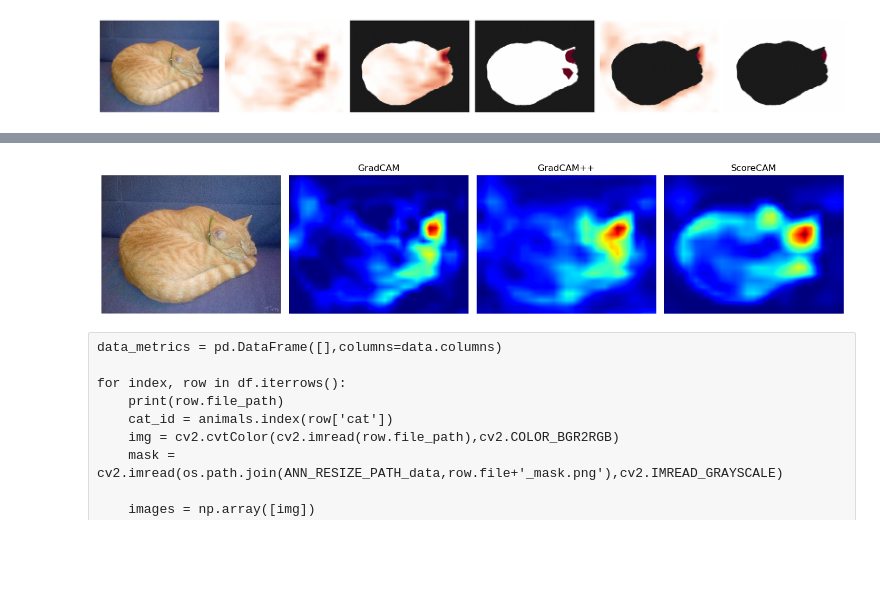
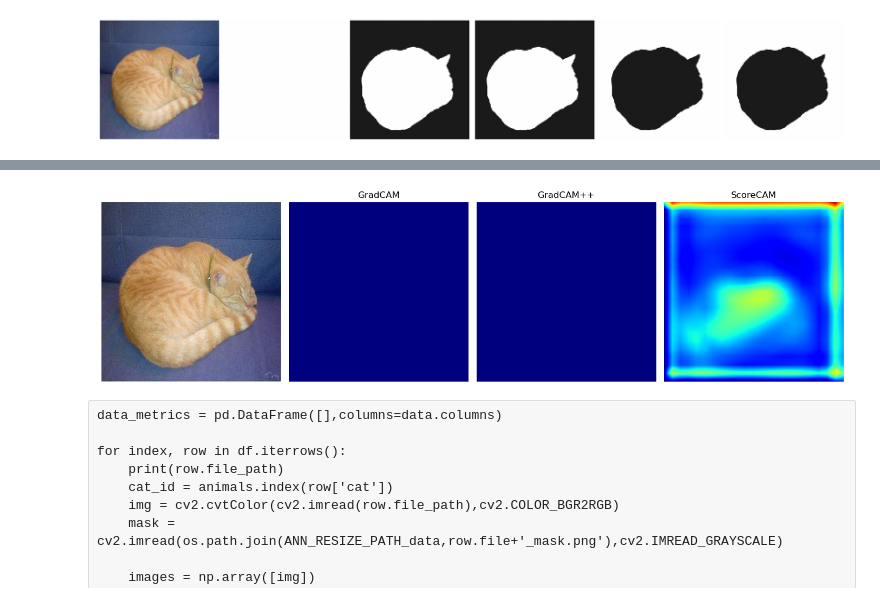
Before and after one commit to uleroboticsgroup/PyX-CNN, a Jupyter notebook: generate_visual_explanation.ipynb, the cells around one changed output, grey strips where cells are left out. Cells and saved outputs as stored; diff of their text form; code cells hidden in the pictures; blank space fills up the shorter version.

```diff
--- a/generate_visual_explanation.ipynb
+++ b/generate_visual_explanation.ipynb
@@ -35,5 +35,6 @@ else:
     data_metrics_file = 'dataset_info_parts_metrics_methods'
 # %%
 model = tf.keras.models.load_model(model_name+'.h5')
-conv_layers= [l.name for l in model.layers if l.__class__.__name__.endswith('Conv2D')]
+conv_layers= [l.name for l in model.layers if 'conv' in l.name and not l.name.endswith('act') and not l.name.endswith('bn')]#l.__class__.__name__.endswith('Conv2D')]# and 'sepconv' not in l.name]
 last_conv_layer_name = conv_layers[-1]
+last_conv_layer_name = 'add_10'
@@ -42,7 +84,7 @@ df = pd.read_csv('dataset_info_parts.csv')
 PATH_data = 'dataset/'
 IMG_RESIZE_PATH_data = PATH_data+'images_resize/'
 ANN_RESIZE_PATH_data = PATH_data+'annotations_resize/'
-IMG_SIZE = (360,468)
+IMG_SIZE = (360,360)#468)
 BATCH_SIZE = 32
 df['file_path'] = IMG_RESIZE_PATH_data + df['file']+'.jpg'
 animals = ['sheep', 'dog', 'cow', 'cat', 'horse']
@@ -55,7 +97,7 @@ replace2linear = ReplaceToLinear()
 gradcam = Gradcam(model, model_modifier=replace2linear, clone=True)
 gradcamplus = GradcamPlusPlus(model, model_modifier=replace2linear, clone=True)
 scorecam = Scorecam(model, model_modifier=replace2linear)
-methods = {'gradcam':[gradcam,df.copy(), 'GradCAM'], 'gradcamplus': [gradcamplus,df.copy(), 'GradCAM++'], 'scorecam':[scorecam,df.copy(),'ScoreCAM']}
+methods = {'gradcam':[gradcam,df.copy(), 'GradCAM','block14_sepconv2_act'], 'gradcamplus': [gradcamplus,df.copy(), 'GradCAM++', 'add_11'], 'scorecam':[scorecam,df.copy(),'ScoreCAM', 'add_10']}
 # %%
 def get_metrics(mask, heatmap_resize, threshold=0.5, masks=False):
     object_mask = (mask != 0)*1
@@ -70,7 +112,10 @@ def get_metrics(mask, heatmap_resize, threshold=0.5, masks=False):
 
     heatmap_background_values = heatmap_resize[background_mask == 1]
     mean_activation_background = np.mean(heatmap_background_values)
-    percent_background_activated = np.count_nonzero(heatmap_background_values >= threshold) / np.count_nonzero(heatmap_background_values)
+    if np.count_nonzero(heatmap_background_values) == 0:
+        percent_background_activated = 0
+    else:
+        percent_background_activated = np.count_nonzero(heatmap_background_values >= threshold) / np.count_nonzero(heatmap_background_values)
 
     metrics = {
         'mean_act_obj': mean_activation_object,
@@ -153,12 +198,14 @@ for index, row in df.iterrows():
     cat_id = animals.index(row['cat'])
     img = cv2.cvtColor(cv2.imread(row.file_path),cv2.COLOR_BGR2RGB)
     mask = cv2.imread(os.path.join(ANN_RESIZE_PATH_data,row.file+'_mask.png'),cv2.IMREAD_GRAYSCALE)
+    img = cv2.resize(img, IMG_SIZE)
+    mask = cv2.resize(mask, IMG_SIZE)
     array = np.expand_dims(img.astype(np.float32), axis=0)
     predictions = model.predict(array, verbose=False)
     predicted_index = np.argmax(predictions[0])
     score = CategoricalScore([predicted_index])
 
-    for method_name, (method, data, m_show) in methods.items():
+    for method_name, (method, data, m_show, last_conv_layer_name) in methods.items():
         data.loc[index, 'method'] = method_name
         data.loc[index, 'cat_id'] = cat_id
         data.loc[index, 'pred_id'] = predicted_index
@@ -175,32 +222,32 @@ for index, row in df.iterrows():
         for key, value in metrics.items():
             data.loc[index, key] = value
 
         if method_name=='gradcam':
             fig, axs = plt.subplots(1,6, figsize=(20,4))
             axs[0].imshow(img)
             axs[1].imshow(-cam[0],cmap='RdGy', vmin=-1, vmax=1)
             axs[2].imshow(-heatmaps[0],cmap='RdGy', vmin=-1, vmax=1)
             axs[3].imshow(-heatmaps_th[0],cmap='RdGy', vmin=-1, vmax=1)
             axs[4].imshow(-heatmaps[1],cmap='RdGy', vmin=-1, vmax=1)
             axs[5].imshow(-heatmaps_th[1],cmap='RdGy', vmin=-1, vmax=1)
             for i in range(6):
                 axs[i].axis('off')
             plt.tight_layout()
             plt.savefig('images/activation_'+str(OPTION)+'_masks.png')
             plt.show()
     fig, axs = plt.subplots(1,4, figsize=(14,4))
     axs[0].imshow(img)
     i = 0
-    for method_name, (method, data, m_show) in methods.items():
+    for method_name, (method, data, m_show, _) in methods.items():
         heatmap = np.uint8(cm.jet(activations[i])[..., :3] * 255)
         axs[1+i].imshow(heatmap)
         axs[1+i].set_title(m_show)
         i+=1
     for i in range(4):
         axs[i].axis('off')
     plt.tight_layout()
     plt.savefig('images/activation_'+str(OPTION)+'_methods.png')
     plt.show()
     break
 # %% [output]
-[figure, old version]
+[figure, new version]
@@ -208,4 +255,4 @@ for index, row in df.iterrows():
-[figure, old version]
+[figure, new version]
 # %%
 def occlusion_region(img, mask, porcentaje=0.3, color=(0, 0, 0), max_intentos=20):
     img_ocluida = img.copy()
```
Also changed, not shown: parts of 6 cells of this notebook, 35 other files.
